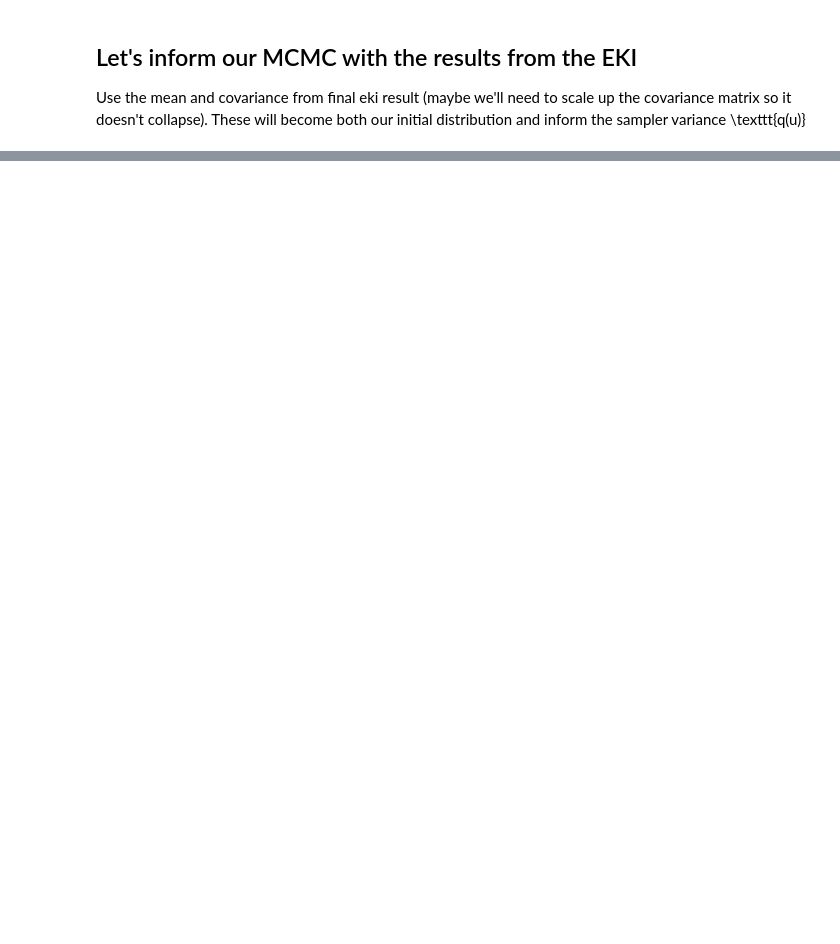
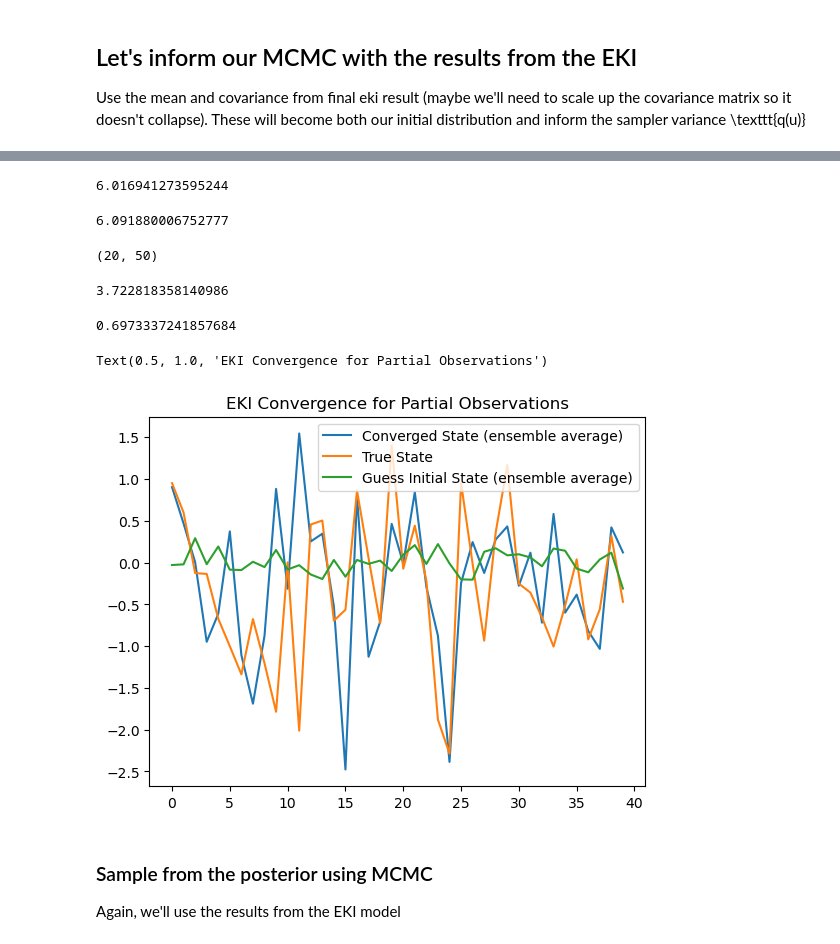
Before and after one commit to Julians42/ACM270, a Jupyter notebook: lorenz96/eki_lorenz96.ipynb, the cells around one changed output, grey strips where cells are left out. Saved outputs shown, nothing was run; the diff lists cells and outputs as text; code cells hidden in the pictures; blank space fills up the shorter version.

Commit message:
Adds observation map and subsample implementation

```diff
--- a/lorenz96/eki_lorenz96.ipynb
+++ b/lorenz96/eki_lorenz96.ipynb
@@ -334,0 +362,28 @@ plt.imshow(np.cov(samples[::100]))
+# %%
+# generate observations
+t_tot = .2
+n_steps = 4
+dt = t_tot / n_steps
+
+# Generate a random state
+np.random.seed(270)
+x0 = np.random.randn(40)
+
+x = x0
+x_ml = np.zeros((n_steps, 40))
+x_ml[0] = x0
+for i in range(1, n_steps):
+    x = nn._smodel.predict(x.reshape((1, 40, 1)))[0, :, 0]
+    x_ml[i] = x
+
+x_phys = solve_ivp(lorenz96, [0, n_steps*dt], x0, t_eval=np.arange(0.0, n_steps*dt, dt)).y.T
+
+y = x_phys[-1,:] # extract values we want to fit with EKI
+y_ml = x_ml[-1,:]
+# %%
+# partial observations, these are what we get to tune our model to
+def H(y, it=2):
+    return y[::it]
+
+y_obs = H(y)
+y_ml_obs = H(y_ml)
@@ -334,0 +420,10 @@ plt.imshow(np.cov(samples[::100]))
+# %%
+max_iter = 10*40
+next_theta = theta0
+for i in range(max_iter):
+    next_theta, norm = EKI_update(next_theta, forward_model(next_theta), y_obs, np.eye(y_obs.shape[0]) * 1)
+    if i % 20 == 0:
+        print(i, norm)
+    if norm < 1e-2:
+        print(i, norm)
+        break
@@ -334,0 +451,29 @@ plt.imshow(np.cov(samples[::100]))
+# %%
+print(np.linalg.norm(theta0.mean(axis=1) - x0))
+np.linalg.norm(next_theta.mean(axis=1) - x0)
+# %% [output]
+6.016941273595244
+6.091880006752777
+# %%
+theta0[::2].shape
+# %% [output]
+(20, 50)
+# %%
+# does converge well on the locations we show EKI!
+print(np.linalg.norm(theta0[::2].mean(axis=1) - x0[::2]))
+np.linalg.norm(next_theta[::2].mean(axis=1) - x0[::2])
+# %% [output]
+3.722818358140986
+0.6973337241857684
+# %%
+plt.plot(next_theta.mean(axis=1), label="Converged State (ensemble average)")
+plt.plot(x0,label="True State")
+plt.plot(theta0.mean(axis=1), label="Guess Initial State (ensemble average)")
+plt.legend()
+plt.title("EKI Convergence for Partial Observations")
+# %% [output]
+Text(0.5, 1.0, 'EKI Convergence for Partial Observations')
+[figure, added]
+# %% [markdown]
+### Sample from the posterior using MCMC
+Again, we'll use the results from the EKI model
```
Also changed, not shown: parts of 40 cells of this notebook.
